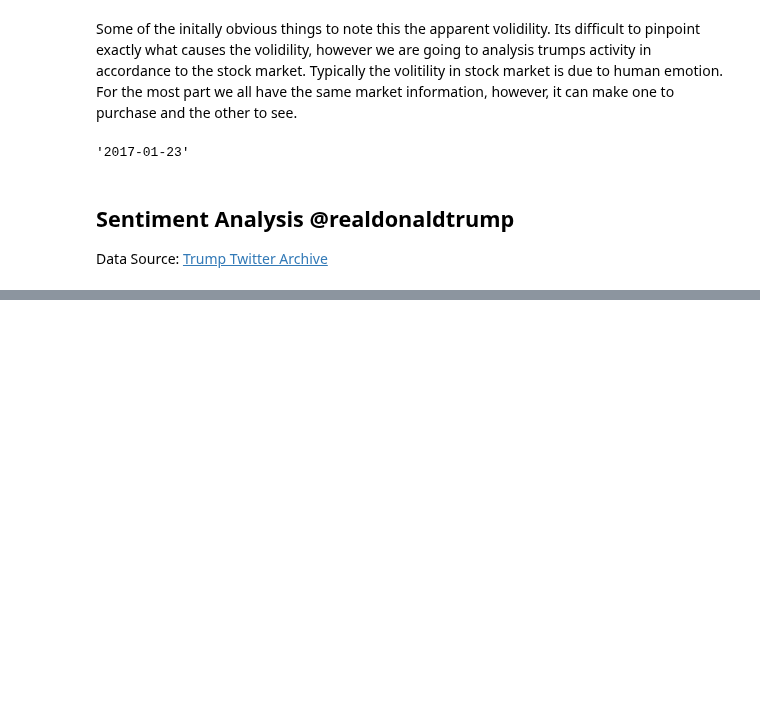
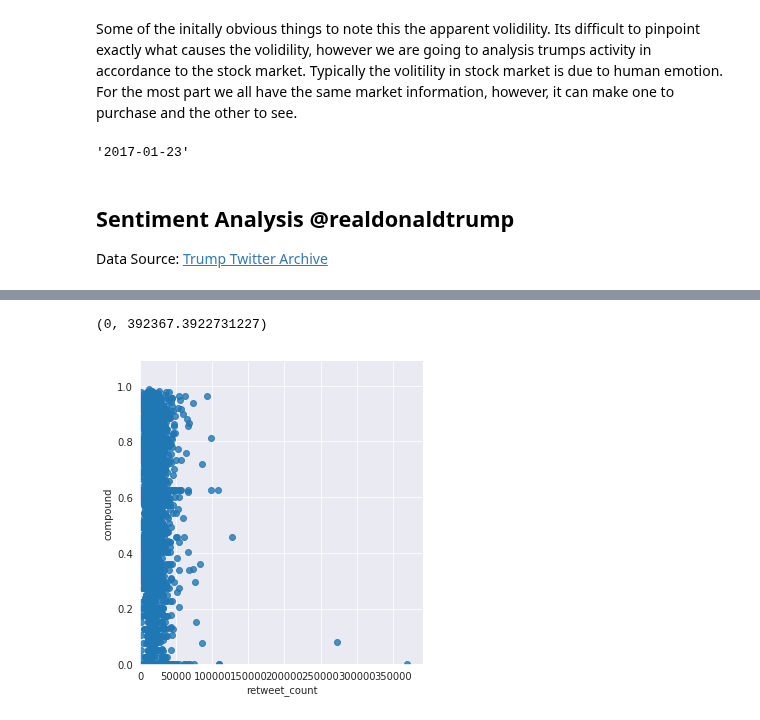
Before and after one commit to naivelogic/Machine_Learning_Notebooks, a Jupyter notebook: Data_Science/Trump's Approval Rating and the Stock Market.ipynb, the cells around one changed output, grey strips where cells are left out. Cells and saved outputs as stored; diff of their text form; code cells hidden in the pictures; blank space fills up the shorter version.

```diff
--- a/Data_Science/Trump's Approval Rating and the Stock Market.ipynb
+++ b/Data_Science/Trump's Approval Rating and the Stock Market.ipynb
@@ -106,0 +204,10 @@ tweets.head()
+# %%
+sns.lmplot(x='retweet_count', y='compound', data=tweets,
+           fit_reg=False)
+
+# Tweak using Matplotlib
+plt.ylim(0, None)
+plt.xlim(0, None)
+# %% [output]
+(0, 392367.3922731227)
+[figure, added]
```
Also changed, not shown: parts of 15 cells of this notebook.
